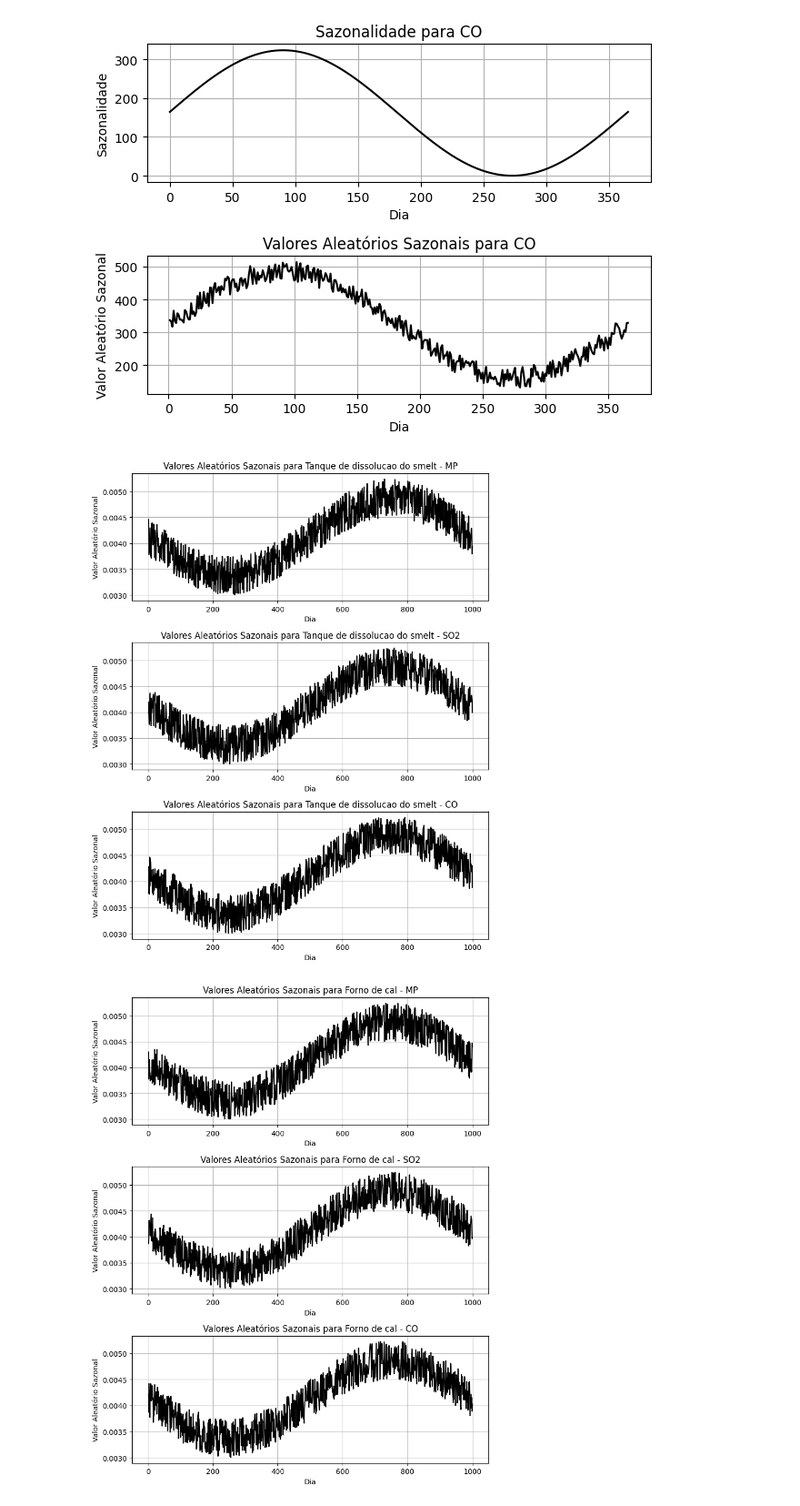
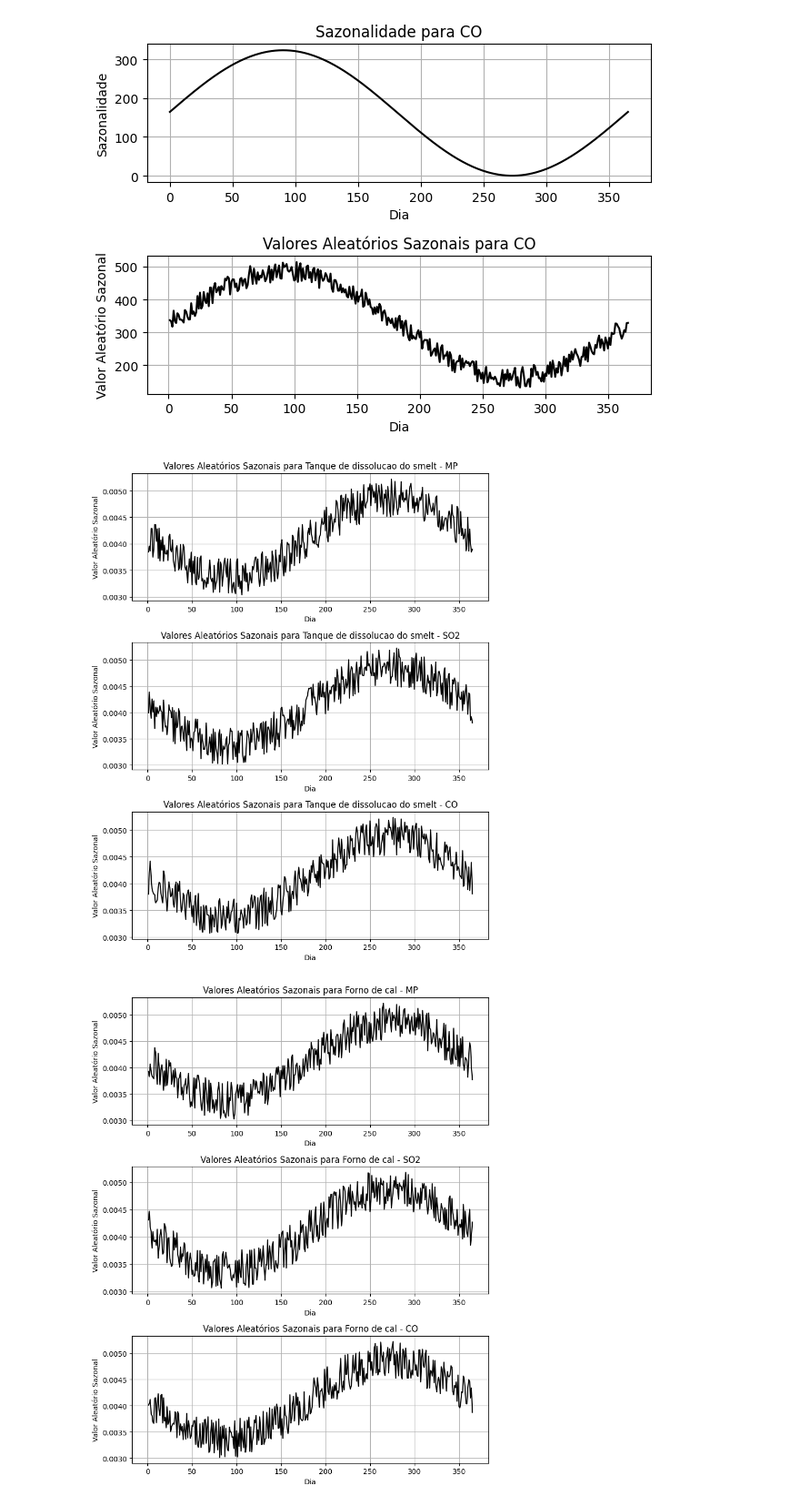
Before and after one commit to anapietroski/Controle_AnaPietroski, a Jupyter notebook: Atividade01.ipynb, the cells around one changed output. Shown at 91% size. Cells and saved outputs as stored; diff of their text form; code cells hidden in the pictures.

```diff
--- a/Atividade01.ipynb
+++ b/Atividade01.ipynb
@@ -309,37 +309,37 @@ file = 'chp_'+str(chapterNumer)+'_'+str(subChapter)+'.csv'
 fe = pd.read_csv(os.path.join(path, file))
 
 # Definindo algumas variáveis
-n = 1000 #1000 valores aleatórios
+n = 365 #1000 valores aleatórios
 atvMax = 0.00225 #atividade máxima de produção em ton/dia
 atvMin = 0.00150 #atividade mínima diária de produção em ton/dia
 
 dias = np.arange(1, n+1)  # Dias
 
 # Lista de poluentes
 poluentes = ['MP', 'SO2', 'CO']
 
 # Para cada fonte de emissão, vamos criar os gráficos
 for source in fe['Source'].unique():
     # Criando o gráfico
     fig, axs = plt.subplots(3, 1, figsize=(8, 10))
 
     # Para cada poluente, vamos gerar os valores aleatórios com sazonalidade senoidal
     for i, poluente in enumerate(poluentes):
         # Criando a sazonalidade senoidal
         sazonalidade = atvMax - (atvMax - atvMin) * np.sin(2 * np.pi * dias / n)
 
         # Gerando valores aleatórios com sazonalidade senoidal
         aleatorioSazonal = (atvMax - atvMin) * np.random.rand(n) + atvMin + sazonalidade
 
         # Plotando o gráfico dos valores aleatórios com sazonalidade
         axs[i].plot(dias, aleatorioSazonal, color='black')
         axs[i].set_title('Valores Aleatórios Sazonais para {} - {}'.format(source, poluente))
         axs[i].set_xlabel('Dia')
         axs[i].set_ylabel('Valor Aleatório Sazonal')
         axs[i].grid(True)
 
     plt.tight_layout()
     plt.show()
 # %% [output]
-[figure, old version]
+[figure, new version]
-[figure, old version]
+[figure, new version]
```
Also changed, not shown: parts of 1 cell of this notebook.
